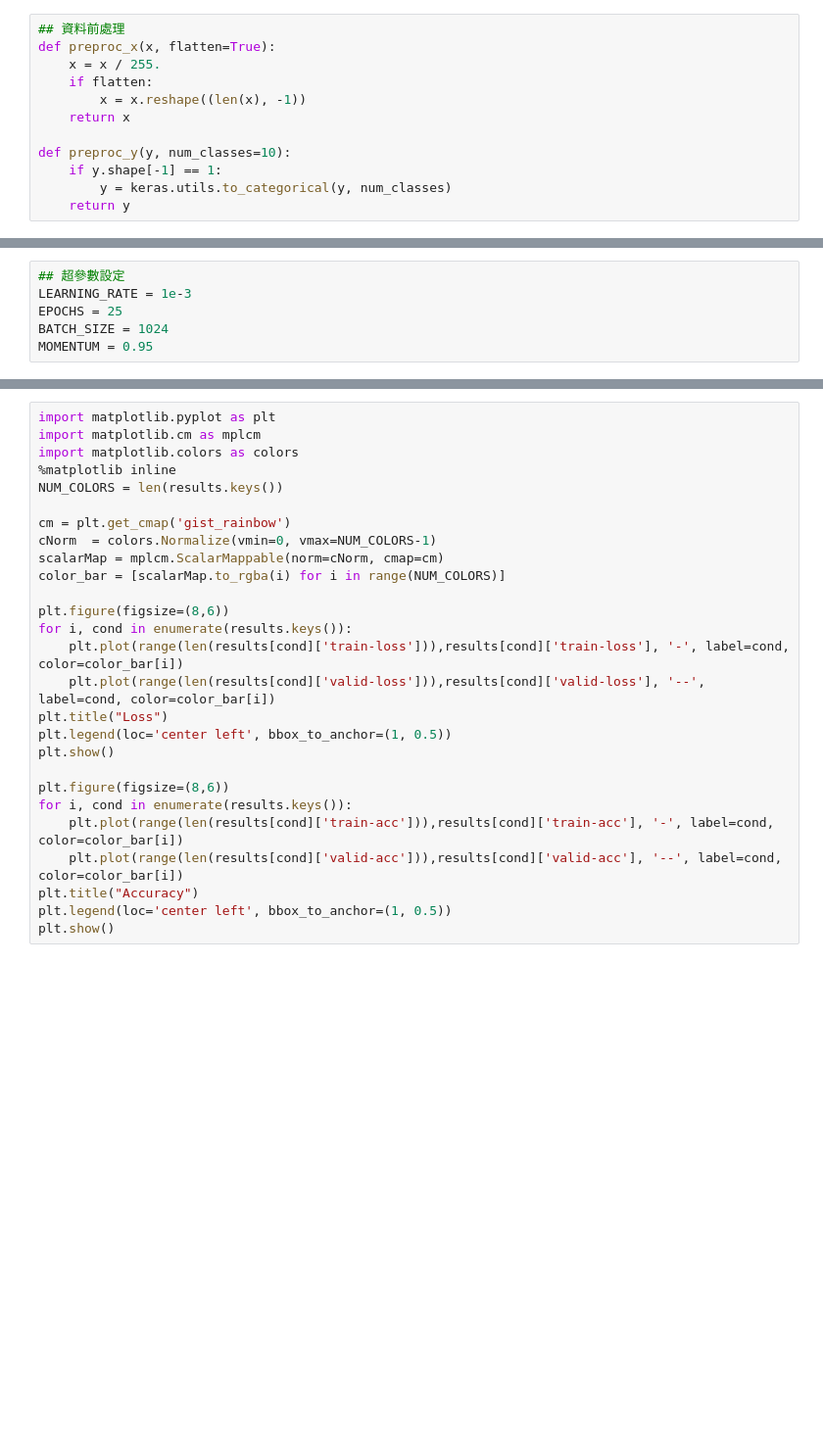
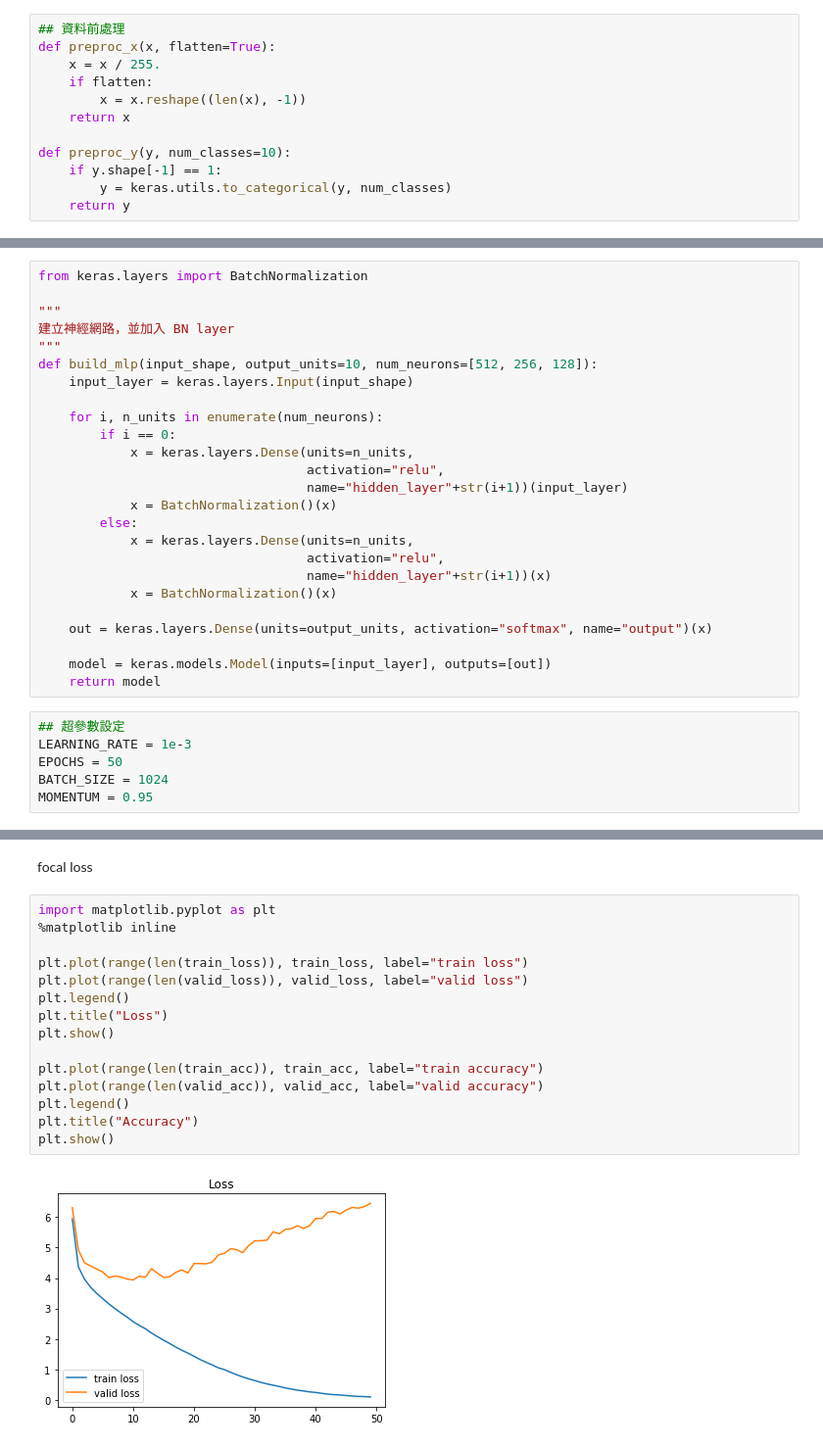
Before and after one commit to qwewsxz0/2nd-ML100Days, a Jupyter notebook: Day_089_HW.ipynb, the cells around one changed output, grey strips where cells are left out. Shown at 98% size. Drawn from its saved outputs; the diff is of its cells as text; blank space fills up the shorter version.

```diff
--- a/Day_089_HW.ipynb
+++ b/Day_089_HW.ipynb
@@ -42,6 +50,31 @@ def build_mlp(input_shape, output_units=10, num_neurons=[512, 256, 128]):
+# %%
+from keras.layers import BatchNormalization
+
+"""
+建立神經網路，並加入 BN layer
+"""
+def build_mlp(input_shape, output_units=10, num_neurons=[512, 256, 128]):
+    input_layer = keras.layers.Input(input_shape)
+
+    for i, n_units in enumerate(num_neurons):
+        if i == 0:
+            x = keras.layers.Dense(units=n_units,
+                                   activation="relu",
+                                   name="hidden_layer"+str(i+1))(input_layer)
+            x = BatchNormalization()(x)
+        else:
+            x = keras.layers.Dense(units=n_units,
+                                   activation="relu",
+                                   name="hidden_layer"+str(i+1))(x)
+            x = BatchNormalization()(x)
+
+    out = keras.layers.Dense(units=output_units, activation="softmax", name="output")(x)
+
+    model = keras.models.Model(inputs=[input_layer], outputs=[out])
+    return model
 # %%
 ## 超參數設定
 LEARNING_RATE = 1e-3
-EPOCHS = 25
+EPOCHS = 50
 BATCH_SIZE = 1024
 MOMENTUM = 0.95
@@ -86,27 +188,19 @@ for i, ce_w in enumerate(ce_weights_list):
-# %%
-import matplotlib.pyplot as plt
-import matplotlib.cm as mplcm
-import matplotlib.colors as colors
-%matplotlib inline
-NUM_COLORS = len(results.keys())
-
-cm = plt.get_cmap('gist_rainbow')
-cNorm  = colors.Normalize(vmin=0, vmax=NUM_COLORS-1)
-scalarMap = mplcm.ScalarMappable(norm=cNorm, cmap=cm)
-color_bar = [scalarMap.to_rgba(i) for i in range(NUM_COLORS)]
-
-plt.figure(figsize=(8,6))
-for i, cond in enumerate(results.keys()):
-    plt.plot(range(len(results[cond]['train-loss'])),results[cond]['train-loss'], '-', label=cond, color=color_bar[i])
-    plt.plot(range(len(results[cond]['valid-loss'])),results[cond]['valid-loss'], '--', label=cond, color=color_bar[i])
-plt.title("Loss")
-plt.legend(loc='center left', bbox_to_anchor=(1, 0.5))
-plt.show()
-
-plt.figure(figsize=(8,6))
-for i, cond in enumerate(results.keys()):
-    plt.plot(range(len(results[cond]['train-acc'])),results[cond]['train-acc'], '-', label=cond, color=color_bar[i])
-    plt.plot(range(len(results[cond]['valid-acc'])),results[cond]['valid-acc'], '--', label=cond, color=color_bar[i])
-plt.title("Accuracy")
-plt.legend(loc='center left', bbox_to_anchor=(1, 0.5))
-plt.show()
+# %% [markdown]
+focal loss
+# %%
+import matplotlib.pyplot as plt
+%matplotlib inline
+
+plt.plot(range(len(train_loss)), train_loss, label="train loss")
+plt.plot(range(len(valid_loss)), valid_loss, label="valid loss")
+plt.legend()
+plt.title("Loss")
+plt.show()
+
+plt.plot(range(len(train_acc)), train_acc, label="train accuracy")
+plt.plot(range(len(valid_acc)), valid_acc, label="valid accuracy")
+plt.legend()
+plt.title("Accuracy")
+plt.show()
+# %% [output]
+[figure, added]
```
Also changed, not shown: parts of 15 cells of this notebook.
